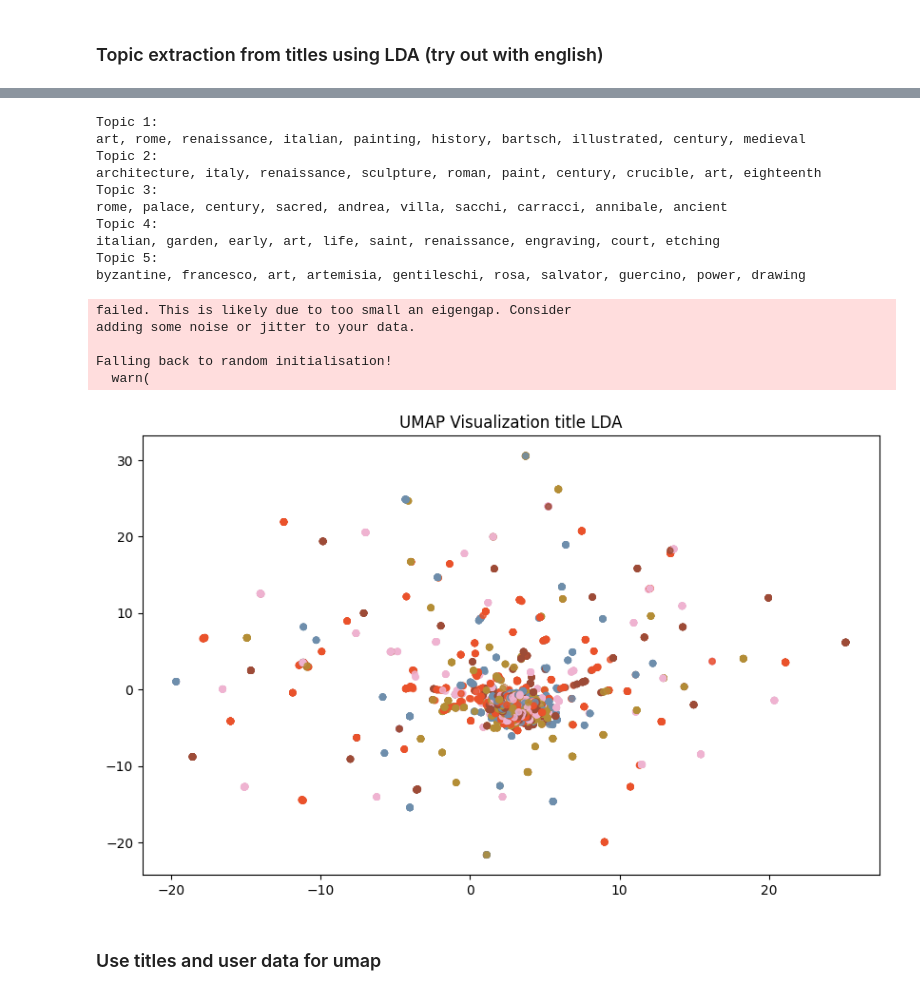
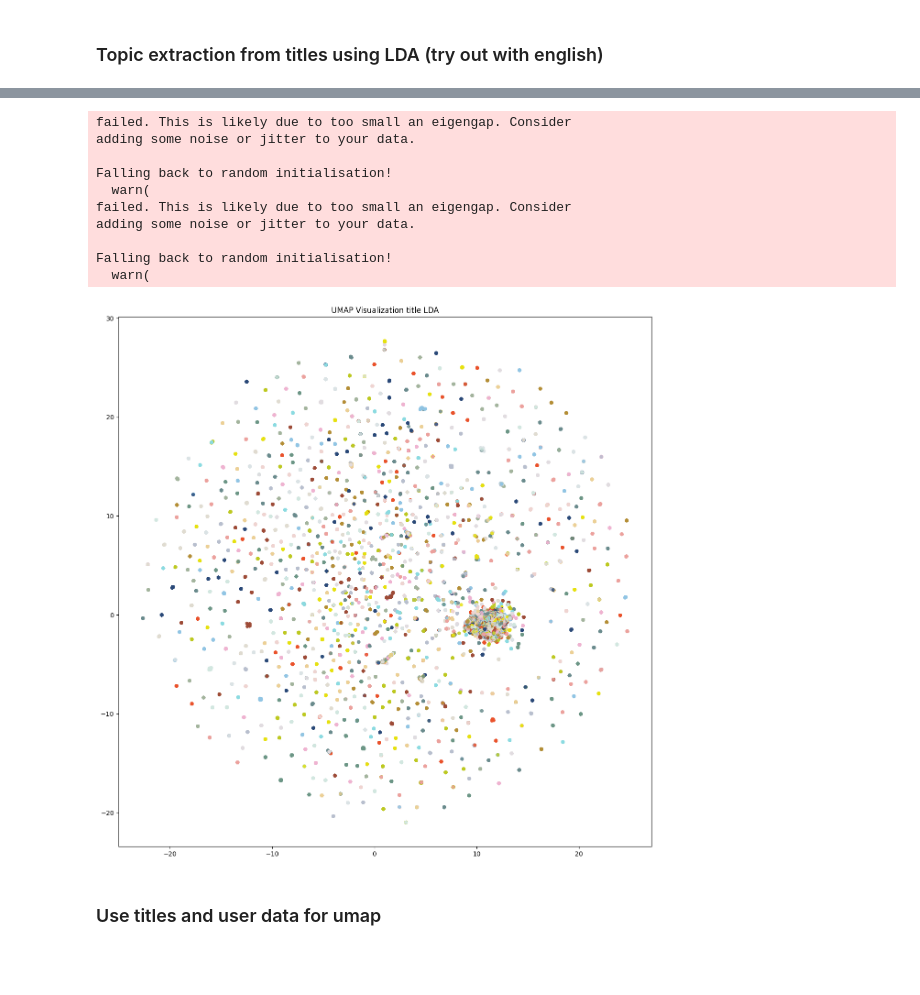
Before and after one commit to hanaCasey/BHVizData, a Jupyter notebook: users.ipynb, the cells around one changed output, grey strips where cells are left out. Cells and saved outputs as stored; diff of their text form; code cells hidden in the pictures; blank space fills up the shorter version.

```diff
--- a/users.ipynb
+++ b/users.ipynb
@@ -51,3 +48,12 @@ user_df = user_df.drop(user_df.columns[-1], axis=1)
+# %%
+user_df['Z36H_LOAN_DATE'] = pd.to_datetime(user_df['Z36H_LOAN_DATE'], format='%Y%m%d', errors='coerce')
+user_df['Z36H_RETURNED_DATE'] = pd.to_datetime(user_df['Z36H_RETURNED_DATE'], format='%Y%m%d', errors='coerce')
+user_df.dropna(subset=['Z36H_LOAN_DATE'], inplace=True)
+user_df['Year'] = user_df['Z36H_LOAN_DATE'].dt.year
+
+mask = user_df['Year'] == 2014
+user_df.loc[mask, 'Z30_CALL_NO'] = user_df.loc[mask, 'ï»¿Z30_CALL_NO']
+user_df = user_df.drop(user_df.columns[-1], axis=1)
 # %%
 user_df
 # %% [output]
@@ -299,25 +261,30 @@ eng
 # %%
 df = eng
 
-#spacy model eng
-nlp = spacy.load('en_core_web_sm')
+# #spacy model eng
+# nlp = spacy.load('en_core_web_sm')
 
-# Tokenize and unstopword titles (is_alpha = alphabetic)
-def preprocess(title):
-    doc = nlp(title)
-    tokens = [token.lemma_ for token in doc if not token.is_stop and token.is_alpha]
-    return " ".join(tokens)
+# # Tokenize and unstopword titles (is_alpha = alphabetic)
+# def preprocess(title):
+#     doc = nlp(title)
+#     tokens = [token.lemma_ for token in doc if not token.is_stop and token.is_alpha]
+#     return " ".join(tokens)
 
-titles = [preprocess(title) for title in eng.Z13_TITLE]
+# titles = [preprocess(title) for title in df.Z13_TITLE]
 
-#tf-idf the titles for all languages seperately
-tfidf_vectorizer = TfidfVectorizer(analyzer='word', stop_words= 'english')
-tfidf_matrix = tfidf_vectorizer.fit_transform(titles)
+#tf-idf the titles
+tfidf_vectorizer = TfidfVectorizer(analyzer='word', ngram_range=(1,1), stop_words= 'english')
+tfidf_matrix = tfidf_vectorizer.fit_transform(df.Z13_TITLE)
 # %%
 # Latent Dirichlet Allocation for topic extraction
 
-num_topics = 5
+num_topics = 20
 lda = LatentDirichletAllocation(n_components=num_topics, random_state=42)
 lda.fit(tfidf_matrix)
 
 topic_assignments = lda.transform(tfidf_matrix).argmax(axis=1)
+
+for topic_idx, topic in enumerate(lda.components_):
+    print(f"Topic {topic_idx + 1}:")
+    top_words = [tfidf_vectorizer.get_feature_names_out()[i] for i in topic.argsort()[:-10 - 1:-1]]
+    print(", ".join(top_words))
@@ -324,41 +309,30 @@ topic_assignments = lda.transform(tfidf_matrix).argmax(axis=1)
-# %%
-for topic_idx, topic in enumerate(lda.components_):
-    print(f"Topic {topic_idx + 1}:")
-    top_words = [tfidf_vectorizer.get_feature_names_out()[i] for i in topic.argsort()[:-10 - 1:-1]]
-    print(", ".join(top_words))
-# %% [output]
-Topic 1:
-art, rome, renaissance, italian, painting, history, bartsch, illustrated, century, medieval
-Topic 2:
-architecture, italy, renaissance, sculpture, roman, paint, century, crucible, art, eighteenth
-Topic 3:
-rome, palace, century, sacred, andrea, villa, sacchi, carracci, annibale, ancient
-Topic 4:
-italian, garden, early, art, life, saint, renaissance, engraving, court, etching
-Topic 5:
-byzantine, francesco, art, artemisia, gentileschi, rosa, salvator, guercino, power, drawing
 # %%
 #embedding
 umap = UMAP(n_components=2)
 emb = umap.fit_transform(tfidf_matrix)
 
 viz = pd.DataFrame({
-    'title': titles,
+    # 'title': titles,
     'topic': topic_assignments,
     'X': emb[:,0],
     'Y': emb[:,1]
 })
-plt.figure(figsize=(10, 6))
+fig, ax = plt.subplots(figsize=(15, 15))
 plt.scatter(viz.X, viz.Y, s=20, alpha=0.8, c=viz.topic, cmap=custom_cmap)
 plt.title('UMAP Visualization title LDA')
 plt.show()
 # %% [output]
 failed. This is likely due to too small an eigengap. Consider
 adding some noise or jitter to your data.
 
 Falling back to random initialisation!
   warn(
+failed. This is likely due to too small an eigengap. Consider
+adding some noise or jitter to your data.
+
+Falling back to random initialisation!
+  warn(
-[figure, old version]
+[figure, new version]
 # %% [markdown]
 ### Use titles and user data for umap
 # %%
```
Also changed, not shown: parts of 21 cells of this notebook, 1 other file.
